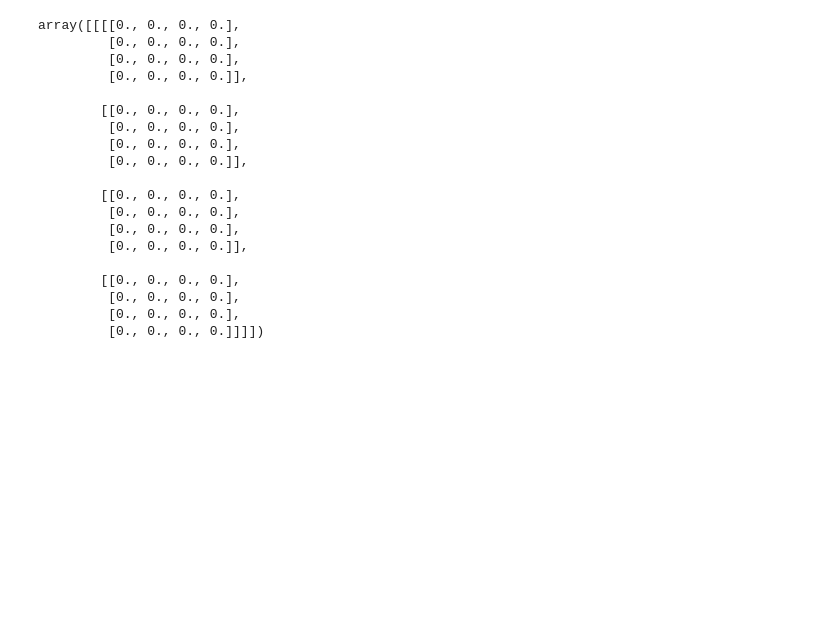
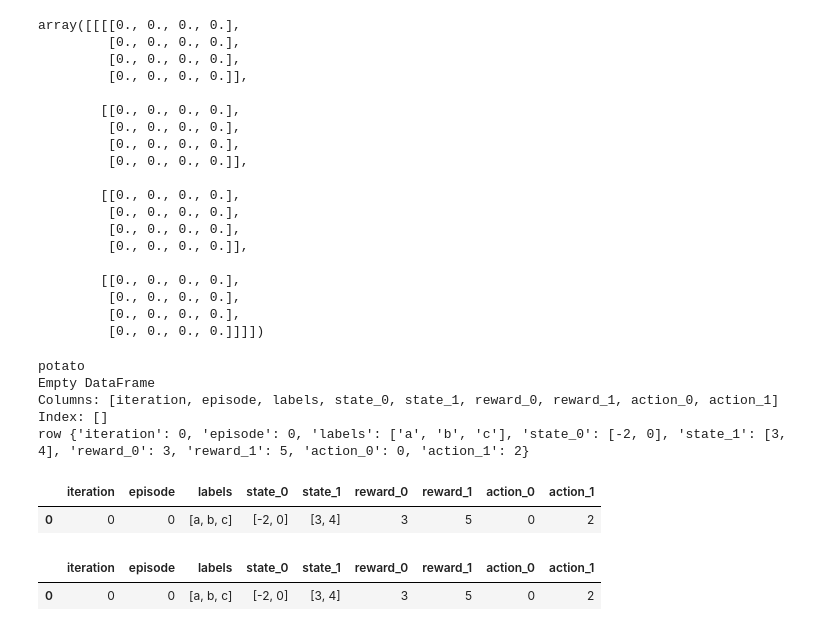
Before and after one commit to IngyN/macsrl, a Jupyter notebook: shared_oa_ex3.ipynb, the cells around one changed output. Saved outputs shown, nothing was run; the diff lists cells and outputs as text; code cells hidden in the pictures; blank space fills up the shorter version.

```diff
--- a/shared_oa_ex3.ipynb
+++ b/shared_oa_ex3.ipynb
@@ -288,3 +316,26 @@ array([[[[0., 0., 0., 0.],
          [0., 0., 0., 0.],
          [0., 0., 0., 0.],
          [0., 0., 0., 0.]]]])
+# %%
+from logger import Trace
+
+new_t = Trace(2, 5, 3)
+print(new_t.df)
+new_t.add_episode(0, 0, [3,5], [[-2,0], [3,4]], [0,2], ['a', 'b', 'c'])
+# new_t.add_episode(0, 0, [3,5], [-2,0], [0,2], ['a', 'b', 'c'])
+# %% [output]
+potato
+Empty DataFrame
+Columns: [iteration, episode, labels, state_0, state_1, reward_0, reward_1, action_0, action_1]
+Index: []
+row {'iteration': 0, 'episode': 0, 'labels': ['a', 'b', 'c'], 'state_0': [-2, 0], 'state_1': [3, 4], 'reward_0': 3, 'reward_1': 5, 'action_0': 0, 'action_1': 2}
+# %%
+new_t.df
+# %% [output]
+|  | iteration | episode | labels | state_0 | state_1 | reward_0 | reward_1 | action_0 | action_1 |
+| 0 | 0 | 0 | [a, b, c] | [-2, 0] | [3, 4] | 3 | 5 | 0 | 2 |
+# %%
+new_t.get_iteration(0)
+# %% [output]
+|  | iteration | episode | labels | state_0 | state_1 | reward_0 | reward_1 | action_0 | action_1 |
+| 0 | 0 | 0 | [a, b, c] | [-2, 0] | [3, 4] | 3 | 5 | 0 | 2 |
```
Also changed, not shown: parts of 16 cells of this notebook, 58 other files.
